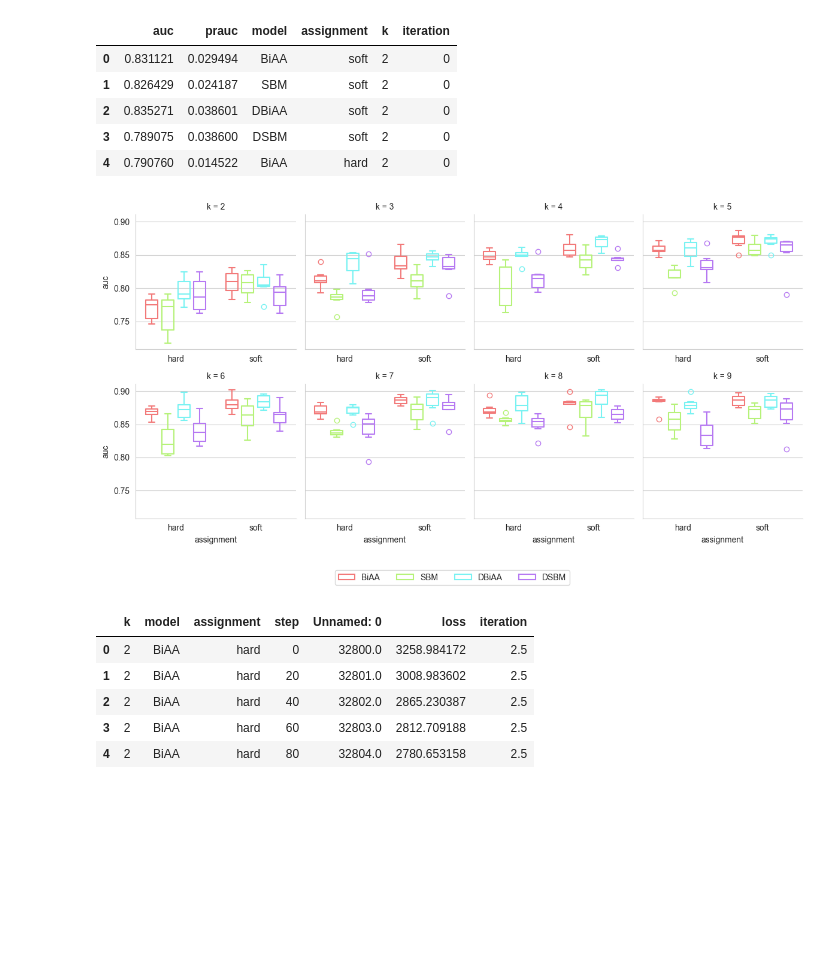
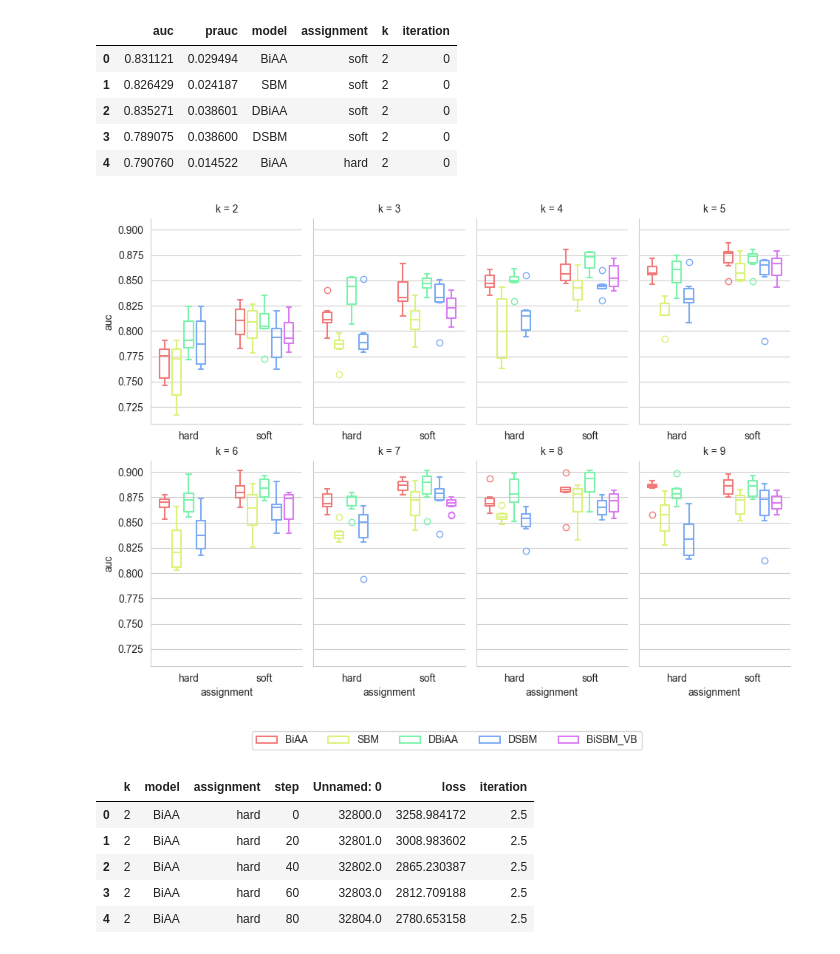
Before and after one commit to aleixalcacer/JA-BIAA-SBM, a Jupyter notebook: experiments/real_data_results.ipynb, the cells around one changed output. Cells and saved outputs as stored; diff of their text form; code cells hidden in the pictures; blank space fills up the shorter version.

Commit message:
Finish 2D figures

```diff
--- a/experiments/real_data_results.ipynb
+++ b/experiments/real_data_results.ipynb
@@ -8,5 +10,9 @@ dataset = "restaurants"
 # %%
 df = pd.read_csv(f'../results/{dataset}_x_results_auc.csv', index_col=0)
+df_e = pd.read_csv(f'../results/{dataset}_x_results_auc_e.csv', index_col=0)
+
+df = pd.concat([df, df_e])
+
 df.head()
 # %% [output]
 |  | auc | prauc | model | assignment | k | iteration |
@@ -16,32 +22,35 @@ df.head()
 | 3 | 0.789075 | 0.038600 | DSBM | soft | 2 | 0 |
 | 4 | 0.790760 | 0.014522 | BiAA | hard | 2 | 0 |
 # %%
-g = sns.FacetGrid(df, col="k", col_wrap=4, palette=palette, sharex=False)
+g = sns.FacetGrid(df, col="k", col_wrap=4, palette=palette, sharex=False, height=4, aspect=.6)
 g.map_dataframe(
     sns.boxplot,
     x='assignment',
     order=assignments_order,
     y='auc',
     hue='model',
     hue_order=models_order,
     palette=palette,
     dodge=True,
     fill=False,
     gap=.25
 )
 
 # get the legend
 handles, labels = g.axes.flatten()[-1].get_legend_handles_labels()
 
+# adjust the subplots to make room for the legend
+g.fig.subplots_adjust(bottom=0.2)
+
 # plot the legend lower, center of the whole figure
-g.fig.legend(handles, labels, loc='lower center', ncol=len(labels), bbox_to_anchor=(.5, -.1))
+g.fig.legend(handles, labels, loc='lower center', ncol=len(labels), bbox_to_anchor=(.5, .05))
 
 # save figure
-# plt.savefig(f'figures/{dataset}_boxplot.pdf', dpi=300)
+g.fig.savefig(f'../figures/{dataset}_boxplot.pdf', dpi=300)
 
 plt.show()
 # %% [output]
-[figure, old version]
+[figure, new version]
 # %%
 df = pd.read_csv(f'../results/{dataset}_x_results_loss.csv')
 df = df.groupby(['k', 'model', 'assignment', 'step']).mean().reset_index()
```
Also changed, not shown: parts of 2 cells of this notebook, 11 other files.
